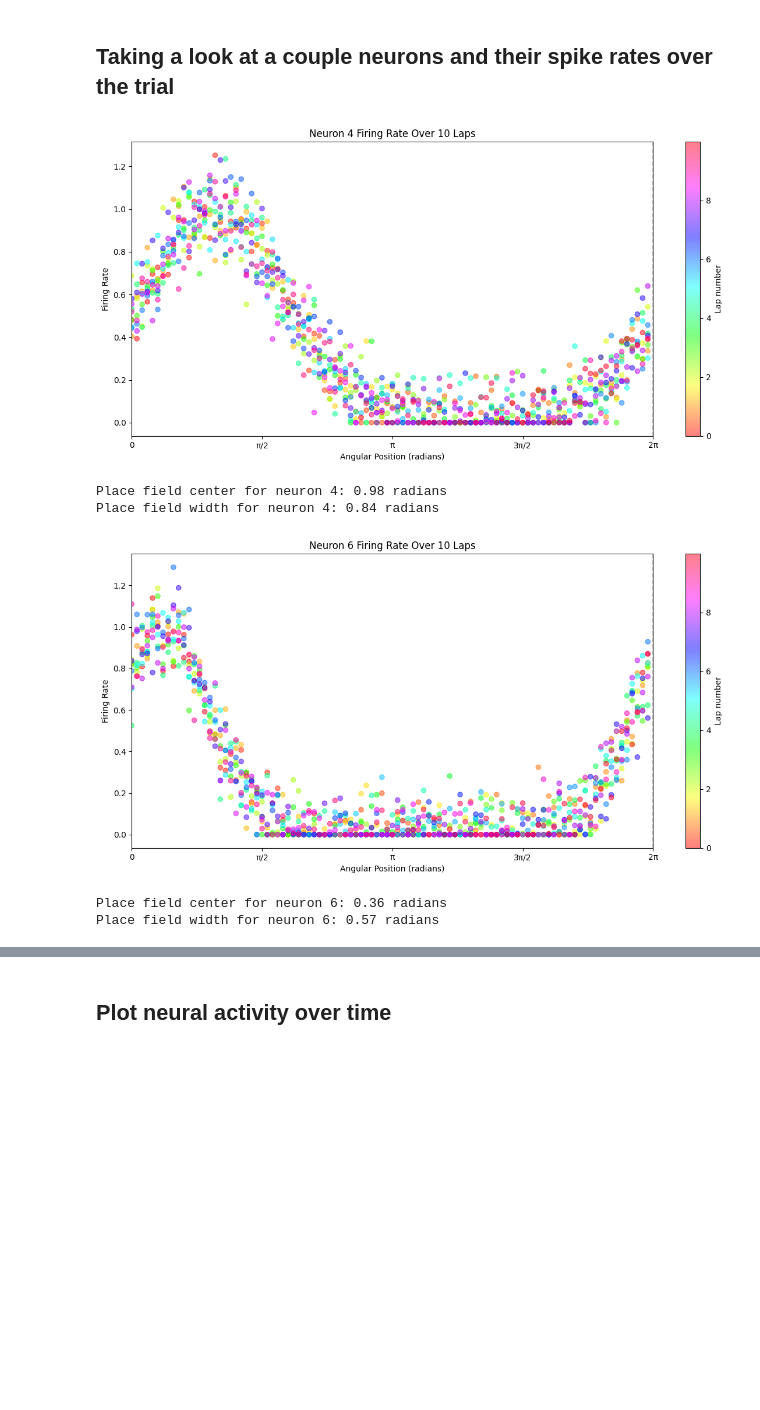
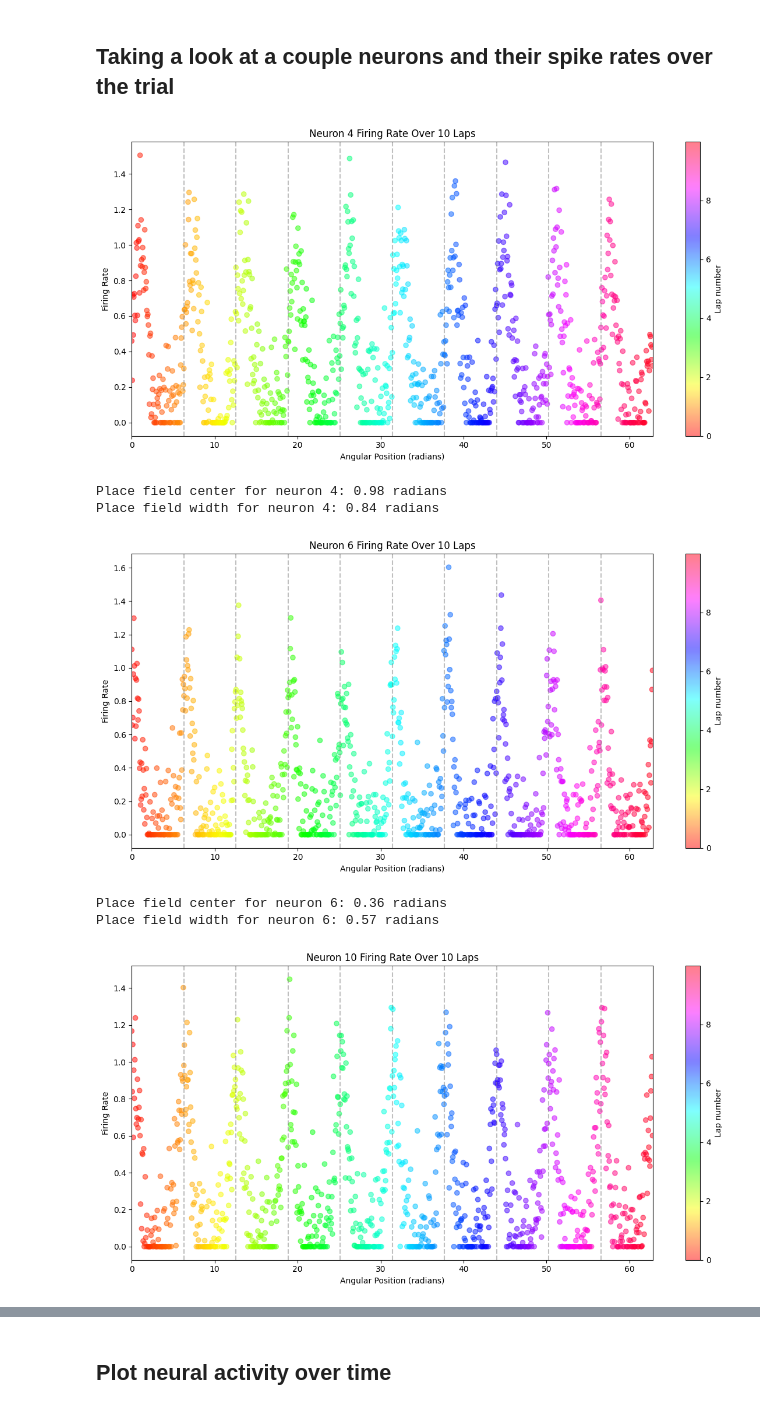
Before and after one commit to devshidfar/cebra_control_recal, a Jupyter notebook: synthetic_data/cebra_synthetic_data_circular_static.ipynb, the cells around one changed output, grey strips where cells are left out. Cells and saved outputs as stored; diff of their text form; code cells hidden in the pictures; blank space fills up the shorter version.

```diff
--- a/synthetic_data/cebra_synthetic_data_circular_static.ipynb
+++ b/synthetic_data/cebra_synthetic_data_circular_static.ipynb
@@ -17,14 +19,10 @@ n_laps = 10
 n_positions_per_lap = 100
 n_timesteps = n_laps * n_positions_per_lap
 n_neurons = 50
-noise_level = 0.1
+noise_level = 0.2
 
 # Generate rat's angular position for multiple laps
 angular_position = np.linspace(0, 2*np.pi*n_laps, n_timesteps, endpoint=False)
-
-# # Convert angular position to x, y coordinates
-# rat_x = track_radius * np.cos(angular_position % (2*np.pi))
-# rat_y = track_radius * np.sin(angular_position % (2*np.pi))
 
 # Generate place fields for each neuron (in radians)
 place_fields = np.random.uniform(0, 2*np.pi, n_neurons) #uniformly spread out place fields
@@ -44,7 +42,7 @@ for i in range(n_neurons):
 
 # Add noise
 neural_data += np.random.normal(0, noise_level, neural_data.shape)
-neural_data = np.maximum(neural_data, 0)  # non-negative firing
+neural_data = np.maximum(neural_data, 0)  # non-negative firing (just in case, won't really happen)
 
 
 
@@ -59,9 +57,6 @@ print(f"Field widths (radians, first 5): {field_widths[:5]}")
 print(f"Neural data shape: {neural_data.shape}")
 print(f"Neural data sample (first 5 timesteps, first 3 neurons):\n{neural_data[:5, :3]}")
 print(f"Neural data sample (last 5 timesteps, first 3 neurons):\n{neural_data[-5:, :3]}")
-
-# Calculate the true 1D position (unwrapped)
-true_1d_position = angular_position * track_radius
 # %% [output]
 Total number of timesteps: 1000
 Place fields (radians, first 5): [2.35330497 5.97351416 4.59925358 3.76148219 0.98029403]
@@ -82,42 +77,43 @@ Neural data sample (last 5 timesteps, first 3 neurons):
 # %% [markdown]
 ## Taking a look at a couple neurons and their spike rates over the trial
 # %%
-neuron_index = [4,6]
+neuron_index = [4,6,10,20]
 
 
 for neuron in neuron_index:
 
         # Extract the firing rate for the chosen neuron
     neuron_firing_rate = neural_data[:, neuron]
 
     # Create an array for the x-axis (angular position)
-    angular_position_plot = angular_position % (2*np.pi)
+    angular_position_plot = angular_position
 
     # Create the plot
     plt.figure(figsize=(12, 6))
     plt.scatter(angular_position_plot, neuron_firing_rate, c=angular_position / (2*np.pi),
                 cmap='hsv', alpha=0.5)
     plt.colorbar(label='Lap number')
     plt.xlabel('Angular Position (radians)')
     plt.ylabel('Firing Rate')
     plt.title(f'Neuron {neuron} Firing Rate Over {n_laps} Laps')
-    plt.xlim(0, 2*np.pi)
-    plt.xticks([0, np.pi/2, np.pi, 3*np.pi/2, 2*np.pi],
-            ['0', 'π/2', 'π', '3π/2', '2π'])
+    plt.xlim(0, 2*np.pi*n_laps)
+    # plt.xticks([0, np.pi/2, np.pi, 3*np.pi/2, 2*np.pi],
+    #         ['0', 'π/2', 'π', '3π/2', '2π'])
 
     # Add vertical lines to separate laps
     for lap in range(1, n_laps):
         plt.axvline(x=lap*2*np.pi, color='gray', linestyle='--', alpha=0.5)
 
     plt.tight_layout()
     plt.show()
 
     print(f"Place field center for neuron {neuron}: {place_fields[neuron]:.2f} radians")
     print(f"Place field width for neuron {neuron}: {field_widths[neuron]:.2f} radians")
 # %% [output]
-[figure, old version]
+[figure, new version]
 Place field center for neuron 4: 0.98 radians
 Place field width for neuron 4: 0.84 radians
-[figure, old version]
+[figure, new version]
 Place field center for neuron 6: 0.36 radians
 Place field width for neuron 6: 0.57 radians
+[figure, added]
```
Also changed, not shown: parts of 6 cells of this notebook, 35 other files.
